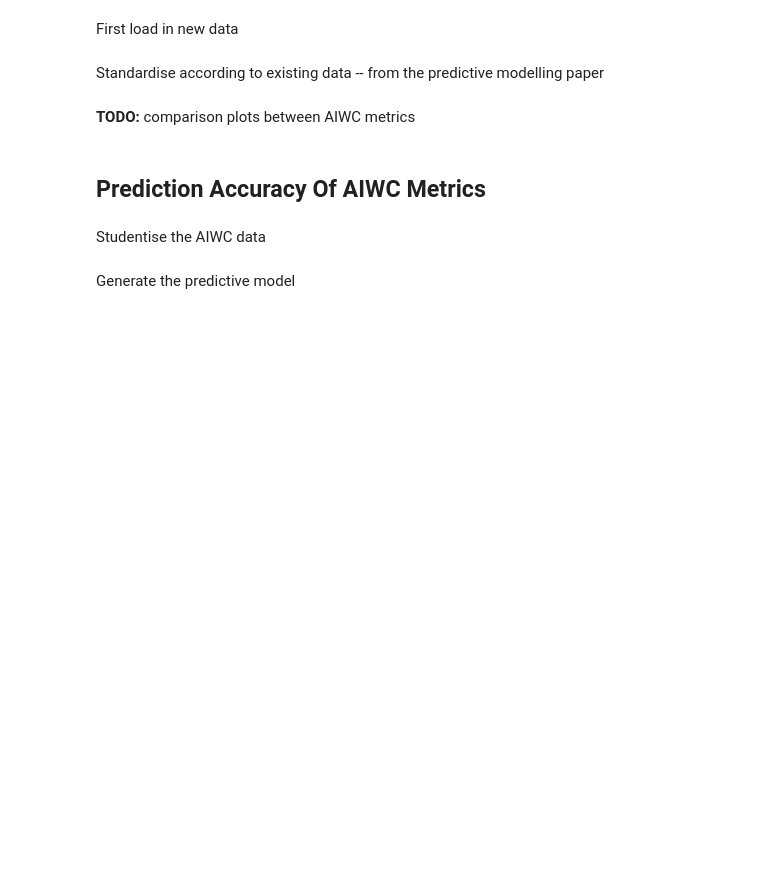
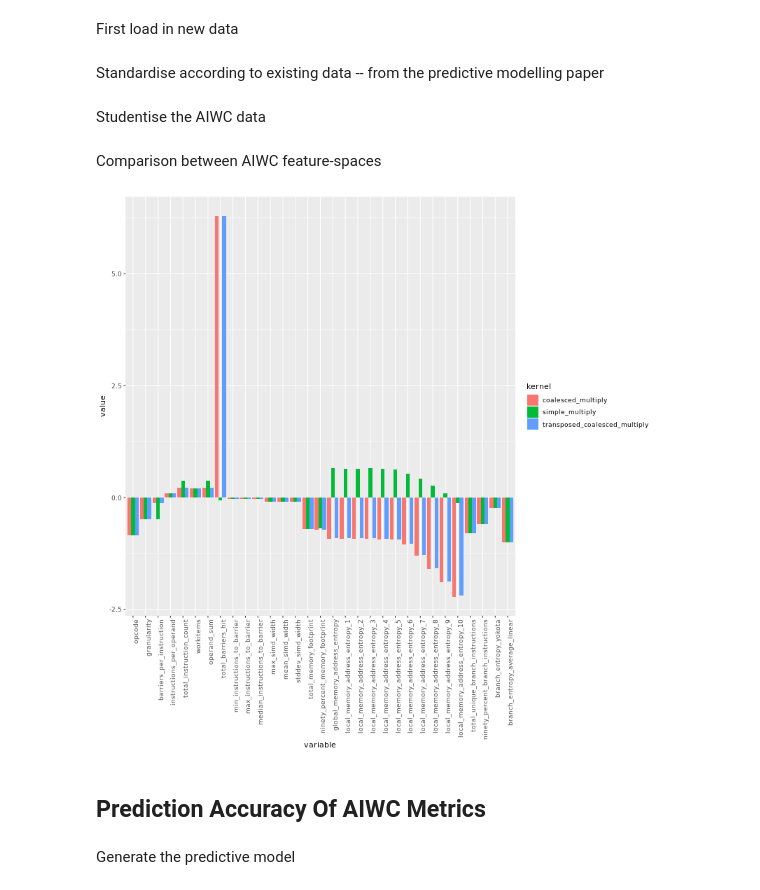
Before and after one commit to ANU-HPC/tuning-hints-with-aiwc, a Jupyter notebook: codes/Beau's Analysis.ipynb, the cells around one changed output. Saved outputs shown, nothing was run; the diff lists cells and outputs as text; code cells hidden in the pictures; blank space fills up the shorter version.

```diff
--- a/codes/Beau's Analysis.ipynb
+++ b/codes/Beau's Analysis.ipynb
@@ -135,5 +133,5 @@ transposedCoalescedMultiply$size <- Sys.getenv('PROBLEM_SIZE')
 featdata.all <- rbind(featdata.all,simpleMultiply)
 featdata.all <- rbind(featdata.all,coalescedMultiply)
 featdata.all <- rbind(featdata.all,transposedCoalescedMultiply)
-# %% [markdown]
-**TODO:** comparison plots between AIWC metrics
+# %% [markdown]
+Studentise the AIWC data
@@ -140,4 +175,20 @@ featdata.all <- rbind(featdata.all,transposedCoalescedMultiply)
+# %% [markdown]
+Comparison between AIWC feature-spaces
+# %%
+%%R -i aiwc -w 800 -h 800 -u px
+
+library(ggplot2)
+library(reshape2)
+
+aiwc.of.interest <- subset(aiwc, application == "matrix_multiplication")
+aiwc.of.interest = subset(aiwc.of.interest, select = -size)
+aiwc.of.interest = subset(aiwc.of.interest, select = -invocation)
+aiwc.of.interest = subset(aiwc.of.interest, select = -application)
+
+melted = melt(aiwc.of.interest, id.var = 'kernel')
+ggplot(melted, aes(x = variable, y = value, fill = kernel)) + geom_bar(stat = "identity", position = 'dodge') +
+    theme(axis.text.x = element_text(angle = 90, hjust = 1))
+# %% [output]
+[figure, added]
 # %% [markdown]
 ## Prediction Accuracy Of AIWC Metrics
-# %% [markdown]
-Studentise the AIWC data
```
Also changed, not shown: parts of 12 cells of this notebook.
